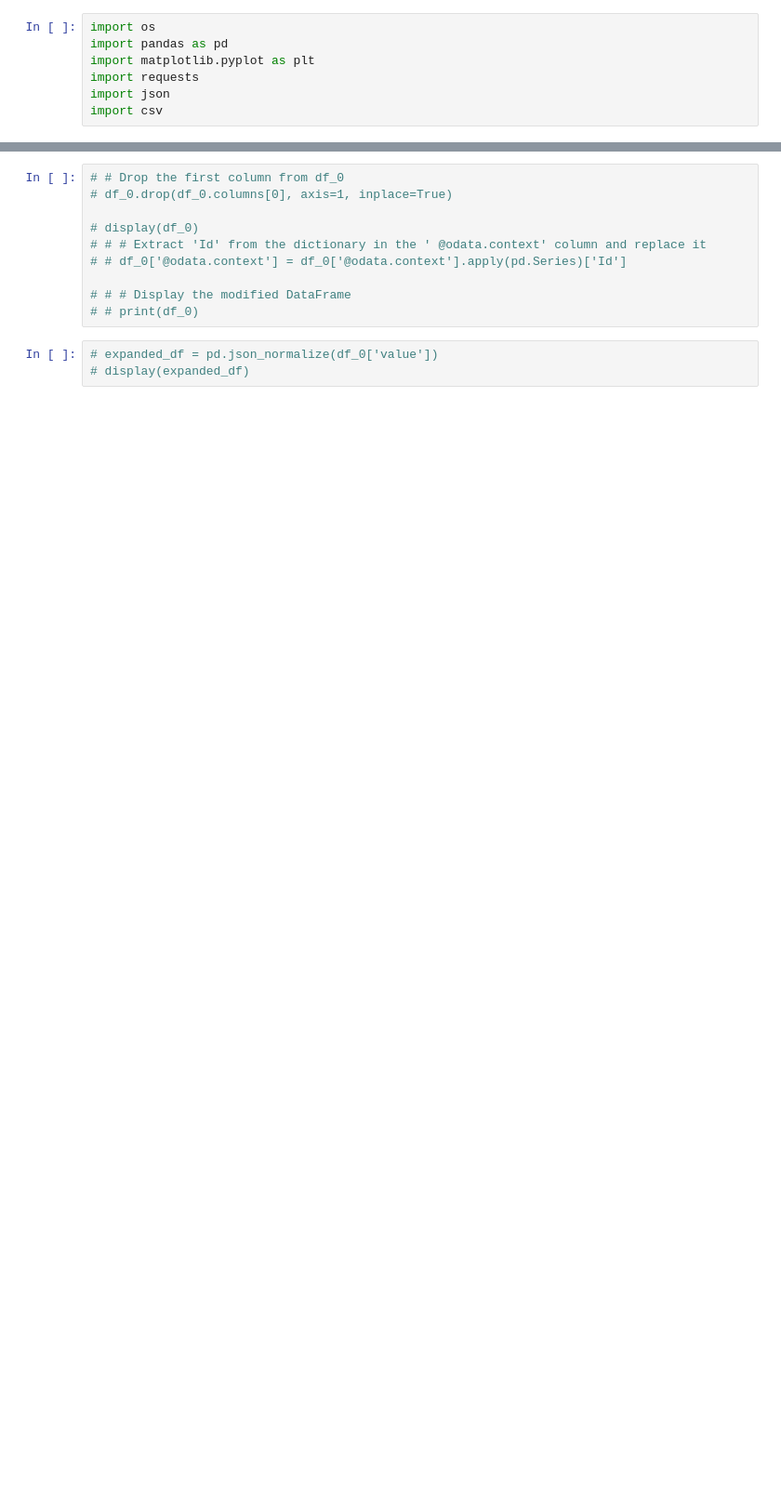
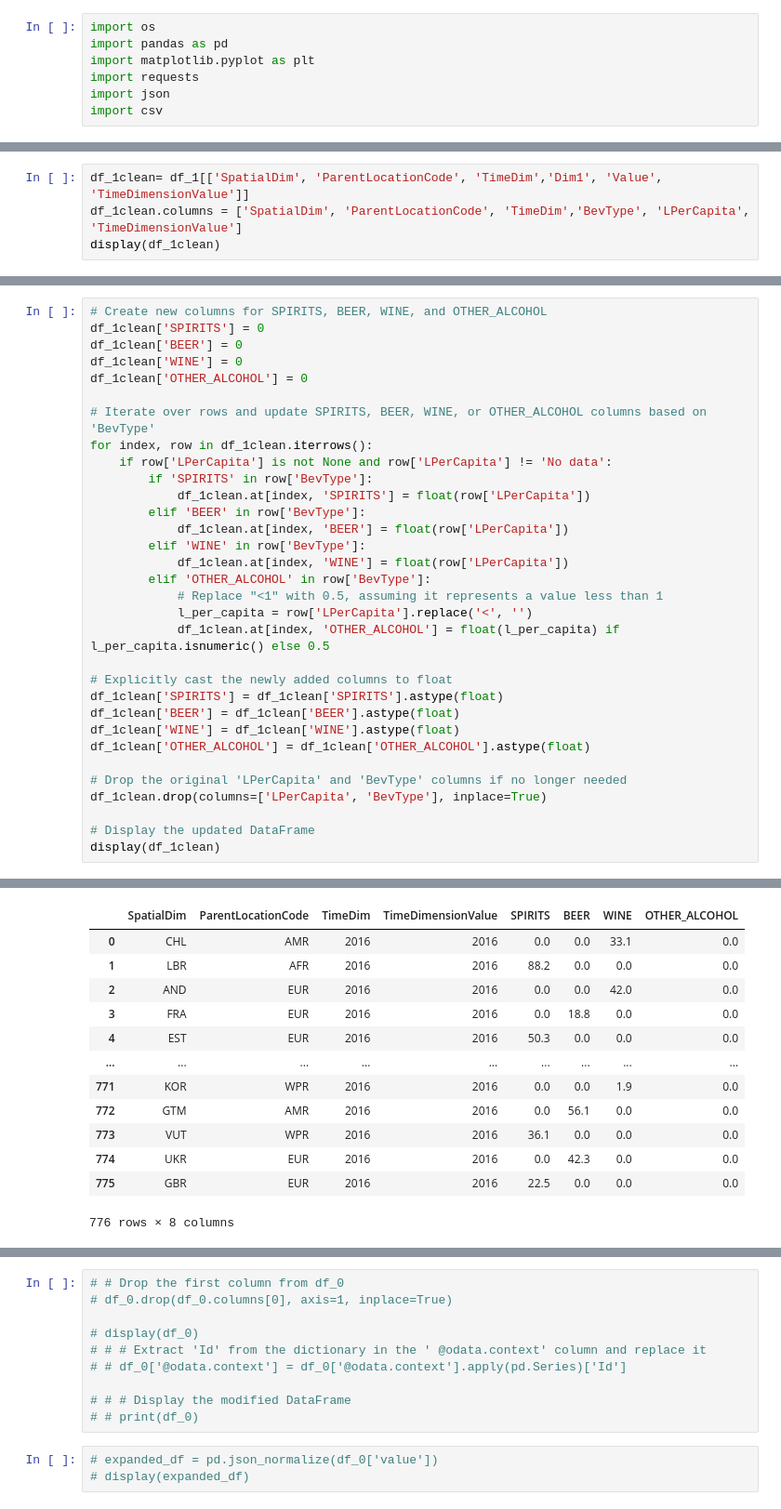
Before and after one commit to ThePennyGoblin/SMU_BootCamp_-Project_1, a Jupyter notebook: WHO Data API/PROJECT_1_Caitev3.ipynb, the cells around one changed output, grey strips where cells are left out. Shown at 93% size. Drawn from its saved outputs; the diff is of its cells as text; blank space fills up the shorter version.

```diff
--- a/WHO Data API/PROJECT_1_Caitev3.ipynb
+++ b/WHO Data API/PROJECT_1_Caitev3.ipynb
@@ -122,0 +101,4 @@ display(df_0)
+# %%
+df_1clean= df_1[['SpatialDim', 'ParentLocationCode', 'TimeDim','Dim1', 'Value', 'TimeDimensionValue']]
+df_1clean.columns = ['SpatialDim', 'ParentLocationCode', 'TimeDim','BevType', 'LPerCapita', 'TimeDimensionValue']
+display(df_1clean)
@@ -122,0 +119,33 @@ display(df_0)
+# %%
+# Create new columns for SPIRITS, BEER, WINE, and OTHER_ALCOHOL
+df_1clean['SPIRITS'] = 0
+df_1clean['BEER'] = 0
+df_1clean['WINE'] = 0
+df_1clean['OTHER_ALCOHOL'] = 0
+
+# Iterate over rows and update SPIRITS, BEER, WINE, or OTHER_ALCOHOL columns based on 'BevType'
+for index, row in df_1clean.iterrows():
+    if row['LPerCapita'] is not None and row['LPerCapita'] != 'No data':
+        if 'SPIRITS' in row['BevType']:
+            df_1clean.at[index, 'SPIRITS'] = float(row['LPerCapita'])
+        elif 'BEER' in row['BevType']:
+            df_1clean.at[index, 'BEER'] = float(row['LPerCapita'])
+        elif 'WINE' in row['BevType']:
+            df_1clean.at[index, 'WINE'] = float(row['LPerCapita'])
+        elif 'OTHER_ALCOHOL' in row['BevType']:
+            # Replace "<1" with 0.5, assuming it represents a value less than 1
+            l_per_capita = row['LPerCapita'].replace('<', '')
+            df_1clean.at[index, 'OTHER_ALCOHOL'] = float(l_per_capita) if l_per_capita.isnumeric() else 0.5
+
+# Explicitly cast the newly added columns to float
+df_1clean['SPIRITS'] = df_1clean['SPIRITS'].astype(float)
+df_1clean['BEER'] = df_1clean['BEER'].astype(float)
+df_1clean['WINE'] = df_1clean['WINE'].astype(float)
+df_1clean['OTHER_ALCOHOL'] = df_1clean['OTHER_ALCOHOL'].astype(float)
+
+# Drop the original 'LPerCapita' and 'BevType' columns if no longer needed
+df_1clean.drop(columns=['LPerCapita', 'BevType'], inplace=True)
+
+# Display the updated DataFrame
+display(df_1clean)
+# %% [output]
@@ -122,0 +169,13 @@ display(df_0)
+|  | SpatialDim | ParentLocationCode | TimeDim | TimeDimensionValue | SPIRITS | BEER | WINE | OTHER_ALCOHOL |
+| 0 | CHL | AMR | 2016 | 2016 | 0.0 | 0.0 | 33.1 | 0.0 |
+| 1 | LBR | AFR | 2016 | 2016 | 88.2 | 0.0 | 0.0 | 0.0 |
+| 2 | AND | EUR | 2016 | 2016 | 0.0 | 0.0 | 42.0 | 0.0 |
+| 3 | FRA | EUR | 2016 | 2016 | 0.0 | 18.8 | 0.0 | 0.0 |
+| 4 | EST | EUR | 2016 | 2016 | 50.3 | 0.0 | 0.0 | 0.0 |
+| ... | ... | ... | ... | ... | ... | ... | ... | ... |
+| 771 | KOR | WPR | 2016 | 2016 | 0.0 | 0.0 | 1.9 | 0.0 |
+| 772 | GTM | AMR | 2016 | 2016 | 0.0 | 56.1 | 0.0 | 0.0 |
+| 773 | VUT | WPR | 2016 | 2016 | 36.1 | 0.0 | 0.0 | 0.0 |
+| 774 | UKR | EUR | 2016 | 2016 | 0.0 | 42.3 | 0.0 | 0.0 |
+| 775 | GBR | EUR | 2016 | 2016 | 22.5 | 0.0 | 0.0 | 0.0 |
+776 rows × 8 columns
```
Also changed, not shown: parts of 16 cells of this notebook, 12 other files.
